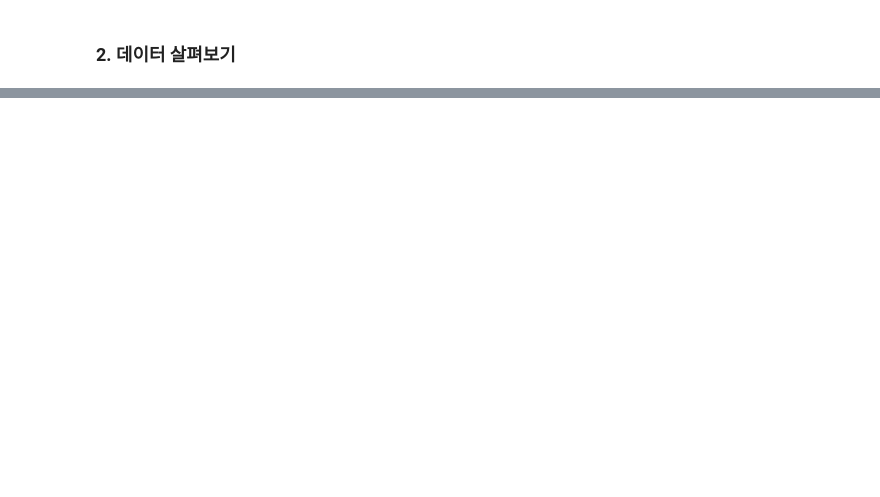
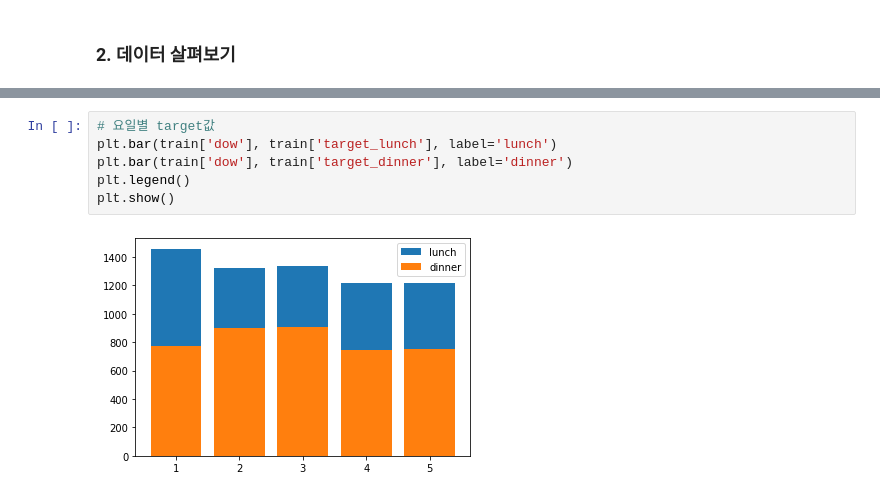
Before and after one commit to hyeon1263/Dacon_Tutorial, a Jupyter notebook: 구내식당_식수인원_예측.ipynb, the cells around one changed output, grey strips where cells are left out. Saved outputs shown, nothing was run; the diff lists cells and outputs as text; blank space fills up the shorter version.

```diff
--- a/구내식당_식수인원_예측.ipynb
+++ b/구내식당_식수인원_예측.ipynb
@@ -148,0 +91,8 @@ submission.to_csv('RandomForest.csv', index=False)
+# %%
+# 요일별 target값
+plt.bar(train['dow'], train['target_lunch'], label='lunch')
+plt.bar(train['dow'], train['target_dinner'], label='dinner')
+plt.legend()
+plt.show()
+# %% [output]
+[figure, added]
```
Also changed, not shown: parts of 60 cells of this notebook.
